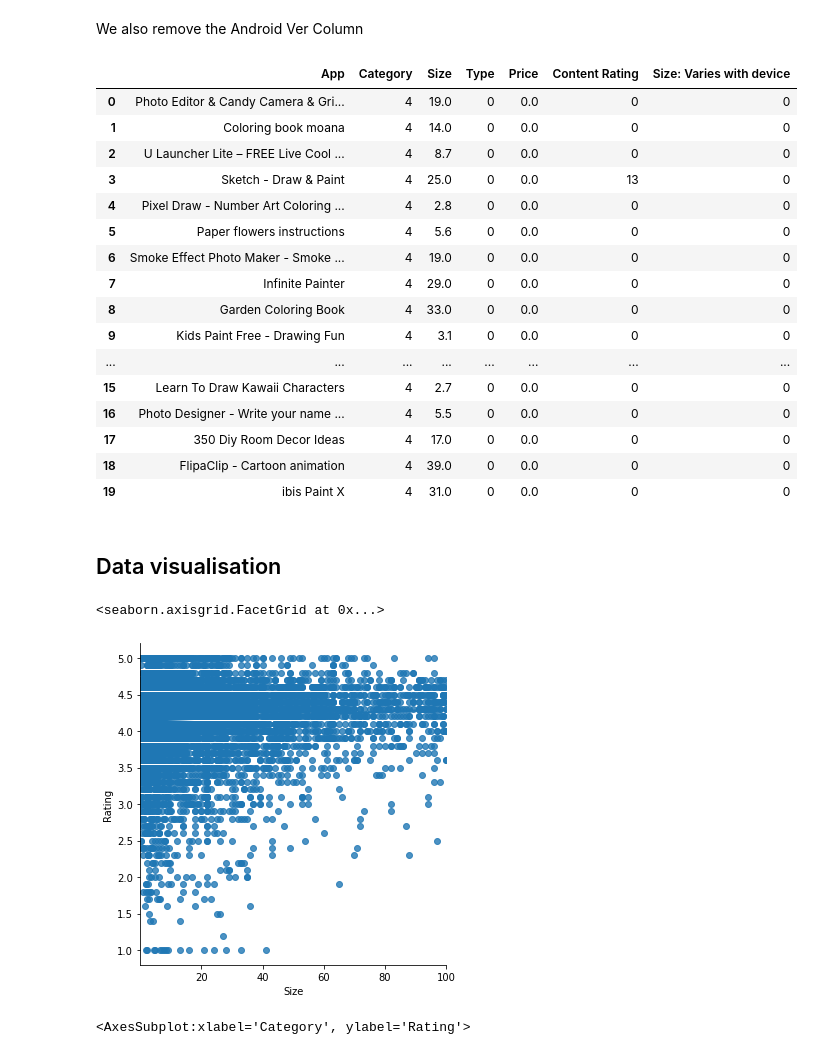
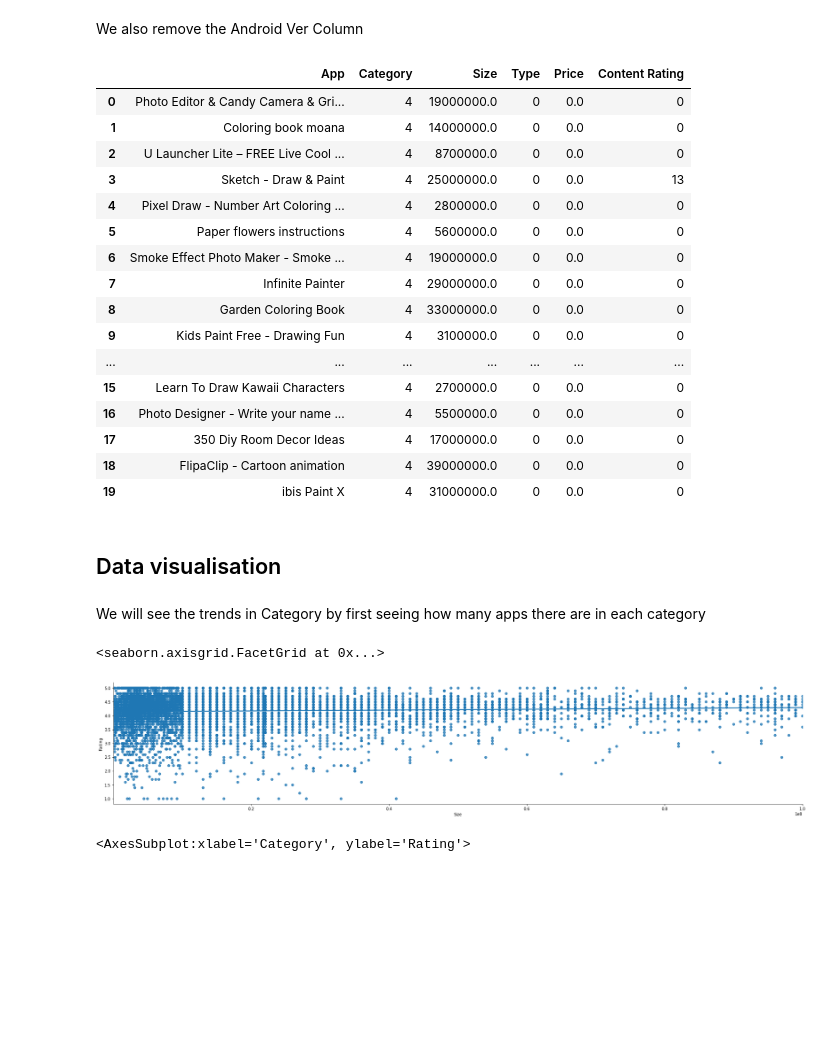
Before and after one commit to Iliaromanov/Google-Play-App-Rating-Prediction, a Jupyter notebook: data_exploration.ipynb, the cells around one changed output. Saved outputs shown, nothing was run; the diff lists cells and outputs as text; code cells hidden in the pictures; blank space fills up the shorter version.

Commit message:
Convert Size to Bytes
Converted size to bytes

```diff
--- a/data_exploration.ipynb
+++ b/data_exploration.ipynb
@@ -196,4 +196,15 @@ array(['14M', '8.7M', '25M', '2.8M', '5.6M', '29M', '33M', '3.1M', '28M',
        '24M', 'Varies with device', '9.4M'], dtype=object)
 # %% [markdown]
 Note that here, I am only showing the first 30 values because it would not look pretty to display all of them. I have looked at the full array and there are 3 types of values: "...M", "...k", and "Varies with device". I am assuming that M are megabytes and k are kilobytes. Hence, we will have to divide values with k by 1024 to have all values in the same units. Also, we will replace "Varies with device" by Nan so we can convert cells with numerical data propertly
+# %%
+def clean_size(size):
+    if size[-1:] == "M":
+        clean_size = 1000000*float(size[:-1])
+    elif size[-1:] == "k":
+        clean_size = 1000*float(size[:-1])
+    else:
+        clean_size = None
+    return clean_size
+
+app_data["Size"] = app_data["Size"].map(clean_size)
 # %%
@@ -214,9 +228,10 @@ array(['19.0', '14.0', '8.7', '25.0', '2.8', '5.6', '29.0', '33.0', '3.1',
 # %% [markdown]
 Then, we replace Nan values with mean and we add an extra column that will have 1 if the the original value in "Size" was "Varies with device" and 0 if it was an assigned value
 # %%
-app_data["Size: Varies with device"] = (pd.get_dummies(app_data["Size"]))["nan"]
+
+#app_data["Size: Varies with device"] = (pd.get_dummies(app_data["Size"]))["nan"]
 imp_size = SimpleImputer(missing_values= np.nan ,strategy = "mean")
 imp_size.fit(pd.DataFrame(app_data["Size"]))
-app_data["Size"] = (imp_size.transform(pd.DataFrame(app_data["Size"]))).astype("float")
-app_data.head()
+app_data["Size"] = (imp_size.transform(pd.DataFrame(app_data["Size"])))
+app_data["Size"].unique()[0:30]
 # %% [output]
@@ -312,30 +330,32 @@ app_data_y.head()
 app_data_x = app_data.drop(["Rating"], axis = 1)
 app_data_x.head(20)
 # %% [output]
-|  | App | Category | Size | Type | Price | Content Rating | Size: Varies with device |
-| 0 | Photo Editor & Candy Camera & Gri... | 4 | 19.0 | 0 | 0.0 | 0 | 0 |
-| 1 | Coloring book moana | 4 | 14.0 | 0 | 0.0 | 0 | 0 |
-| 2 | U Launcher Lite – FREE Live Cool ... | 4 | 8.7 | 0 | 0.0 | 0 | 0 |
-| 3 | Sketch - Draw & Paint | 4 | 25.0 | 0 | 0.0 | 13 | 0 |
-| 4 | Pixel Draw - Number Art Coloring ... | 4 | 2.8 | 0 | 0.0 | 0 | 0 |
-| 5 | Paper flowers instructions | 4 | 5.6 | 0 | 0.0 | 0 | 0 |
-| 6 | Smoke Effect Photo Maker - Smoke ... | 4 | 19.0 | 0 | 0.0 | 0 | 0 |
-| 7 | Infinite Painter | 4 | 29.0 | 0 | 0.0 | 0 | 0 |
-| 8 | Garden Coloring Book | 4 | 33.0 | 0 | 0.0 | 0 | 0 |
-| 9 | Kids Paint Free - Drawing Fun | 4 | 3.1 | 0 | 0.0 | 0 | 0 |
-| ... | ... | ... | ... | ... | ... | ... | ... |
-| 15 | Learn To Draw Kawaii Characters | 4 | 2.7 | 0 | 0.0 | 0 | 0 |
-| 16 | Photo Designer - Write your name ... | 4 | 5.5 | 0 | 0.0 | 0 | 0 |
-| 17 | 350 Diy Room Decor Ideas | 4 | 17.0 | 0 | 0.0 | 0 | 0 |
-| 18 | FlipaClip - Cartoon animation | 4 | 39.0 | 0 | 0.0 | 0 | 0 |
-| 19 | ibis Paint X | 4 | 31.0 | 0 | 0.0 | 0 | 0 |
+|  | App | Category | Size | Type | Price | Content Rating |
+| 0 | Photo Editor & Candy Camera & Gri... | 4 | 19000000.0 | 0 | 0.0 | 0 |
+| 1 | Coloring book moana | 4 | 14000000.0 | 0 | 0.0 | 0 |
+| 2 | U Launcher Lite – FREE Live Cool ... | 4 | 8700000.0 | 0 | 0.0 | 0 |
+| 3 | Sketch - Draw & Paint | 4 | 25000000.0 | 0 | 0.0 | 13 |
+| 4 | Pixel Draw - Number Art Coloring ... | 4 | 2800000.0 | 0 | 0.0 | 0 |
+| 5 | Paper flowers instructions | 4 | 5600000.0 | 0 | 0.0 | 0 |
+| 6 | Smoke Effect Photo Maker - Smoke ... | 4 | 19000000.0 | 0 | 0.0 | 0 |
+| 7 | Infinite Painter | 4 | 29000000.0 | 0 | 0.0 | 0 |
+| 8 | Garden Coloring Book | 4 | 33000000.0 | 0 | 0.0 | 0 |
+| 9 | Kids Paint Free - Drawing Fun | 4 | 3100000.0 | 0 | 0.0 | 0 |
+| ... | ... | ... | ... | ... | ... | ... |
+| 15 | Learn To Draw Kawaii Characters | 4 | 2700000.0 | 0 | 0.0 | 0 |
+| 16 | Photo Designer - Write your name ... | 4 | 5500000.0 | 0 | 0.0 | 0 |
+| 17 | 350 Diy Room Decor Ideas | 4 | 17000000.0 | 0 | 0.0 | 0 |
+| 18 | FlipaClip - Cartoon animation | 4 | 39000000.0 | 0 | 0.0 | 0 |
+| 19 | ibis Paint X | 4 | 31000000.0 | 0 | 0.0 | 0 |
 # %% [markdown]
 ## Data visualisation
+# %% [markdown]
+We will see the trends in Category by first seeing how many apps there are in each category
 # %%
-sns.lmplot(data=app_data, x="Size", y="Rating")
+sns.lmplot(data=app_data, x="Size", y="Rating", height=5, aspect=5)
 # %% [output]
 <seaborn.axisgrid.FacetGrid at 0x...>
-[figure, old version]
+[figure, new version]
 # %%
 sns.boxplot(data=app_data, x="Category", y="Rating")
 # %% [output]
```
Also changed, not shown: parts of 3 cells of this notebook.
